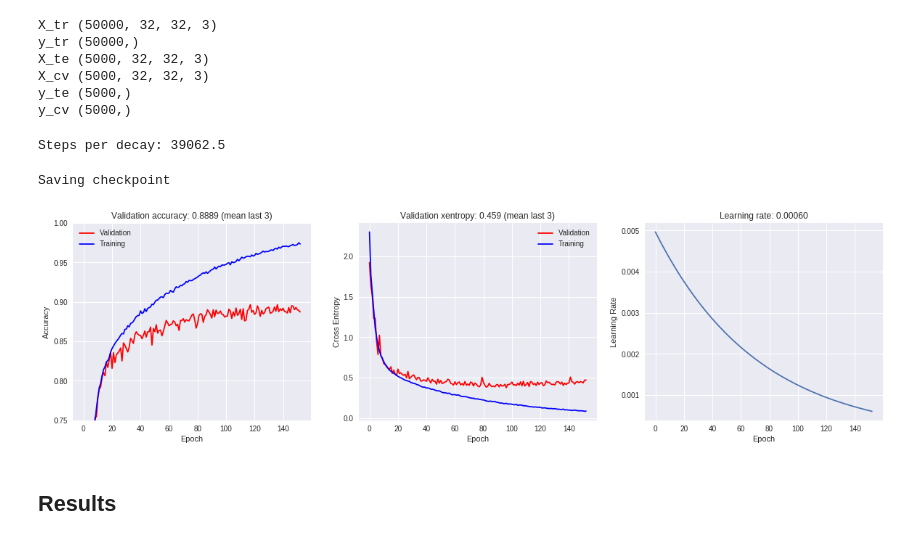
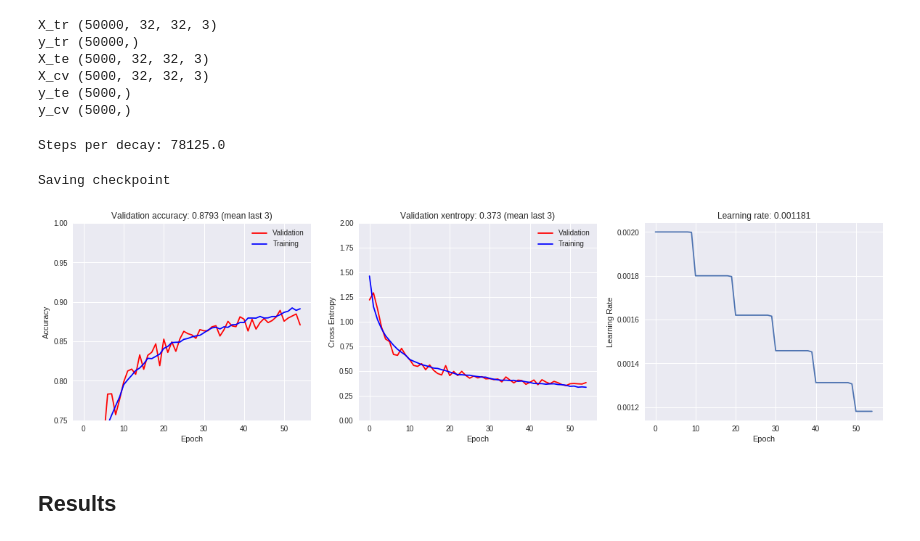
Before and after one commit to escuccim/tensorflow-cifar-classifier, a Jupyter notebook: CIFAR10_2.ipynb, the cells around one changed output. Drawn from its saved outputs; the diff is of its cells as text; code cells hidden in the pictures.

```diff
--- a/CIFAR10_2.ipynb
+++ b/CIFAR10_2.ipynb
@@ -139,7 +133,7 @@ y_cv (5000,)
 # %%
 # config
 epochs = 250                   # how many epochs
-batch_size = 128
+batch_size = 64
 
 # learning rate decay variables
 epochs_per_decay = 100
@@ -152,5 +146,5 @@ lam = 0.0075
 
 print("Steps per decay:", steps_per_decay)
 # %% [output]
-Steps per decay: 39062.5
+Steps per decay: 78125.0
 # %%
@@ -610,11 +762,11 @@ config = tf.ConfigProto()
 #else:
 #    config = tf.ConfigProto(device_count = {'GPU': 0})
 # %%
-epochs = 250
-init = True
+epochs = 50
+init = False
 # %%
 # train the model
-with tf.Session(graph=graph, config=config) as sess:
+  with tf.Session(graph=graph, config=config) as sess:
     if log_to_tensorboard:
       train_writer = tf.summary.FileWriter('./logs/tr_' + model_name, sess.graph)
       test_writer = tf.summary.FileWriter('./logs/te_' + model_name)
@@ -743,10 +895,12 @@ with tf.Session(graph=graph, config=config) as sess:
             ax[0].cla()
             ax[0].plot(valid_acc_values, color="red", label="Validation")
             ax[0].plot(train_acc_values, color="blue", label="Training")
-            ax[0].set_title('Validation accuracy: {:.4f} (mean last 3)'.format(np.mean(valid_acc_values[-3:])))
+            ax[0].set_title('Validation accuracy: {:.4f} (mean last 3)'.format(np.mean(valid_acc_values[-4:])))
 
             # since we can't zoom in on plots like in tensorboard, scale y axis to give a decent amount of detail
-            if np.mean(valid_acc_values[-3:]) > 0.85:
+            if np.mean(valid_acc_values[-3:]) > 0.90:
+              ax[0].set_ylim([0.80,1.0])
+            elif np.mean(valid_acc_values[-3:]) > 0.85:
               ax[0].set_ylim([0.75,1.0])
             elif np.mean(valid_acc_values[-3:]) > 0.75:
               ax[0].set_ylim([0.65,1.0])
@@ -762,14 +916,15 @@ with tf.Session(graph=graph, config=config) as sess:
             ax[1].cla()
             ax[1].plot(valid_cost_values, color="red", label="Validation")
             ax[1].plot(train_cost_values, color="blue", label="Training")
-            ax[1].set_title('Validation xentropy: {:.3f} (mean last 3)'.format(np.mean(valid_cost_values[-3:])))
+            ax[1].set_title('Validation xentropy: {:.3f} (mean last 3)'.format(np.mean(valid_cost_values[-4:])))
             ax[1].set_xlabel('Epoch')
             ax[1].set_ylabel('Cross Entropy')
+            ax[1].set_ylim([0,2.0])
             ax[1].legend()
 
             ax[2].cla()
             ax[2].plot(train_lr_values)
-            ax[2].set_title("Learning rate: {:.5f}".format(np.mean(train_lr_values[-1:])))
+            ax[2].set_title("Learning rate: {:.6f}".format(np.mean(train_lr_values[-1:])))
             ax[2].set_xlabel("Epoch")
             ax[2].set_ylabel("Learning Rate")
 
@@ -784,34 +939,34 @@ with tf.Session(graph=graph, config=config) as sess:
     # save the session
     save_path = saver.save(sess, './model/cifar_'+model_name+'.ckpt')
 
     # init the test data array
     test_acc_values = []
 
     # Check on the test data
     for X_batch, y_batch in get_batches(X_te, y_te, batch_size, crop=crop, distort=False):
         test_accuracy = sess.run(accuracy, feed_dict={
             X: X_batch,
             y: y_batch,
             training: False
         })
         test_acc_values.append(test_accuracy)
 
     # average test accuracy across batches
     test_acc = np.mean(test_acc_values)
 
 # show the plot
 plt.show()
 
 # print results of last epoch
 print('Epoch {} - cv acc: {:.4f} - train acc: {:.4f} (mean) - cv cost: {:.3f}'.format(
       epochs, np.mean(batch_cv_acc), np.mean(batch_acc), np.mean(batch_cv_cost)
     ))
 
 # print test accuracy
 #print("Convolutional network accuracy (test set):",test_acc, " Validation set:", valid_acc_values[-1])
 # %% [output]
 Saving checkpoint
-[figure, old version]
+[figure, new version]
 # %% [markdown]
 ## Results
 # %%
```
Also changed, not shown: parts of 14 cells of this notebook, 3 other files.
